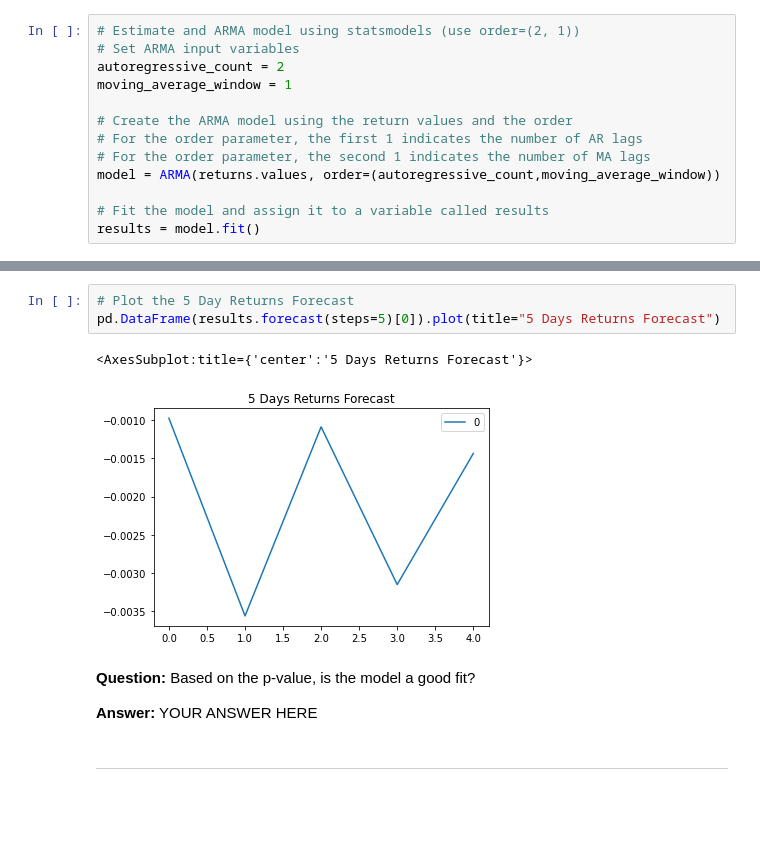
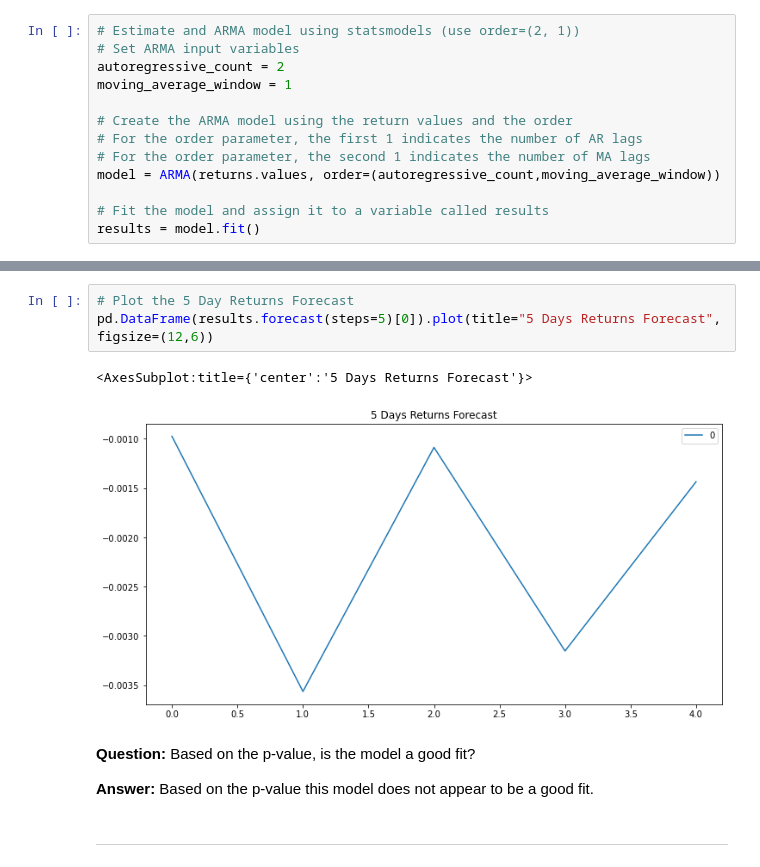
Before and after one commit to apfreeman/Unit-10-A-Yen-for-the-Future, a Jupyter notebook: Starter_Code/time_series_analysis.ipynb, the cells around one changed output, grey strips where cells are left out. Cells and saved outputs as stored; diff of their text form; blank space fills up the shorter version.

```diff
--- a/Starter_Code/time_series_analysis.ipynb
+++ b/Starter_Code/time_series_analysis.ipynb
@@ -160,14 +162,14 @@ Roots
 | MA.1 | -1.2127 | +0.0000j | 1.2127 | 0.5000 |
 # %%
 # Plot the 5 Day Returns Forecast
-pd.DataFrame(results.forecast(steps=5)[0]).plot(title="5 Days Returns Forecast")
+pd.DataFrame(results.forecast(steps=5)[0]).plot(title="5 Days Returns Forecast", figsize=(12,6))
 # %% [output]
 <AxesSubplot:title={'center':'5 Days Returns Forecast'}>
-[figure, old version]
+[figure, new version]
 # %% [markdown]
 **Question:** Based on the p-value, is the model a good fit?
 
-**Answer:** YOUR ANSWER HERE
+**Answer:** Based on the p-value this model does not appear to be a good fit.
 # %% [markdown]
 ---
 # %% [markdown]
```
Also changed, not shown: parts of 14 cells of this notebook.
